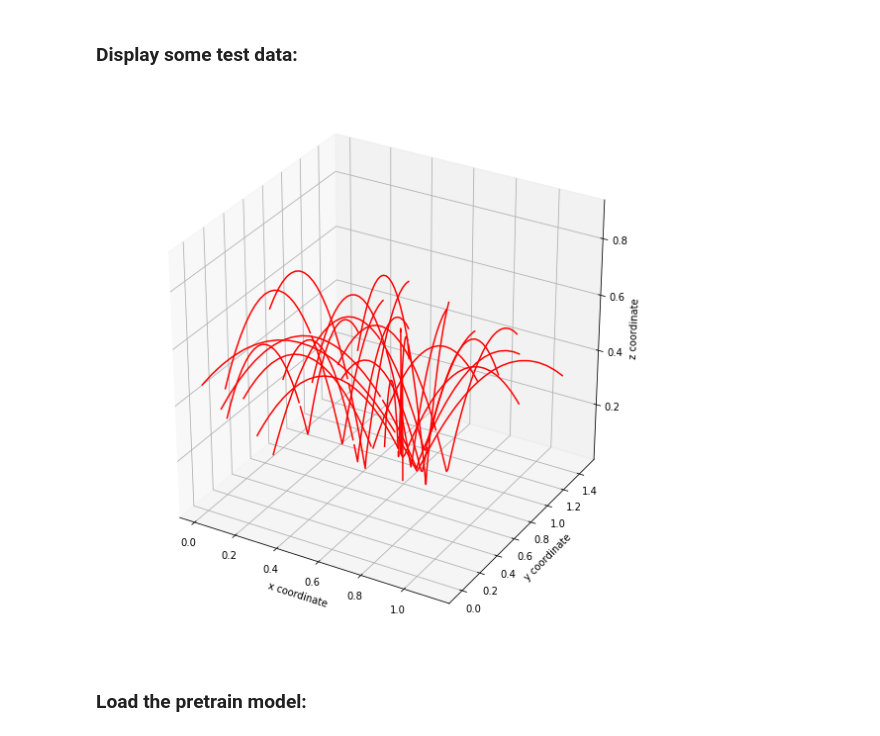
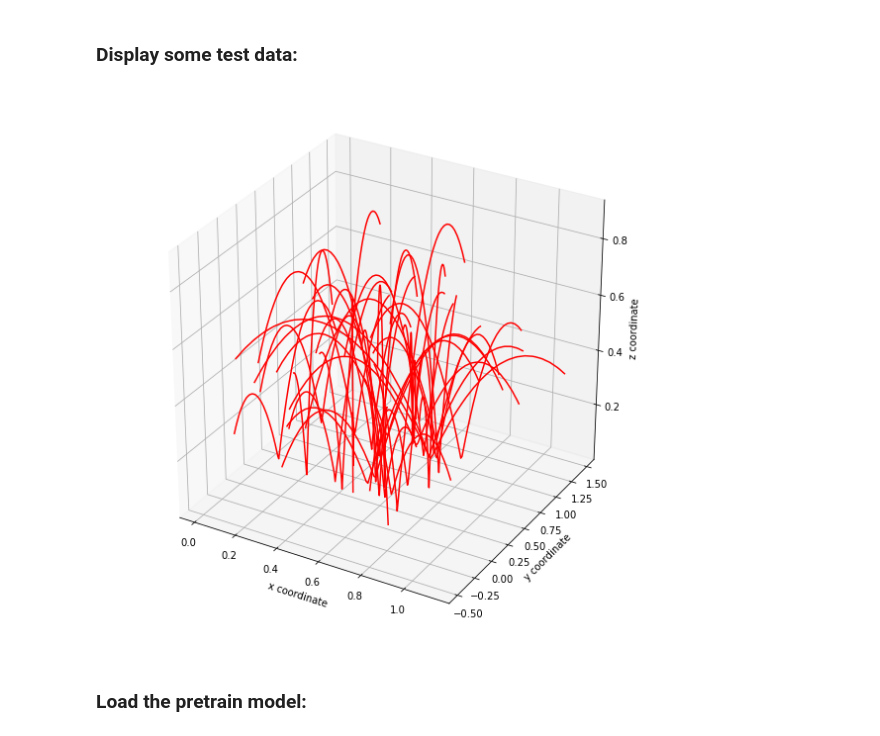
Before and after one commit to BrotherJing/RNN_tabletennis, a Jupyter notebook: trajectory_prediction.ipynb, the cells around one changed output. Saved outputs shown, nothing was run; the diff lists cells and outputs as text; code cells hidden in the pictures.

Commit message:
augment dataset

```diff
--- a/trajectory_prediction.ipynb
+++ b/trajectory_prediction.ipynb
@@ -20,17 +21,19 @@ import os.path
 directory = 'data/'
 filename = 'coords.csv'
 config = {}
-config['seq_len'] = 60
-config['batch_size'] = 64
+config['seq_len'] = 120
+config['batch_size'] = 20
 config['overlap_rate'] = 0.0
 config['coords'] = 3
+config['mixtures'] = 2
 
 dl = DataLoad(directory, filename)
-dl.load_data(config['seq_len'], config['overlap_rate'], verbose = False)
+dl.load_data(config['seq_len'], config['overlap_rate'], augment = True, verbose = False)
 dl.split_train_test(0.8)
 
 data = dl.data
 X_test = np.transpose(data['X_test'], [0,2,1])
+X_test_raw = np.transpose(data['X_test_raw'], [0,2,1])
 # %% [output]
 max z is 458
 31998 train samples and 8000 test samples
@@ -39,15 +42,15 @@ max z is 458
 # %%
 fig = plt.figure()
 ax = fig.gca(projection='3d')
 for i in range(30):
-    seq = X_test[i]
+    seq = X_test_raw[i]
     ax.plot(seq[0,:], seq[1,:], seq[2,:],'r')
 ax.set_xlabel('x coordinate')
 ax.set_ylabel('y coordinate')
 ax.set_zlabel('z coordinate')
 plt.show()
 # %% [output]
-[figure, old version]
+[figure, new version]
 # %% [markdown]
 ### Load the pretrain model:
 # %%
```
Also changed, not shown: parts of 15 cells of this notebook, 10 other files.
